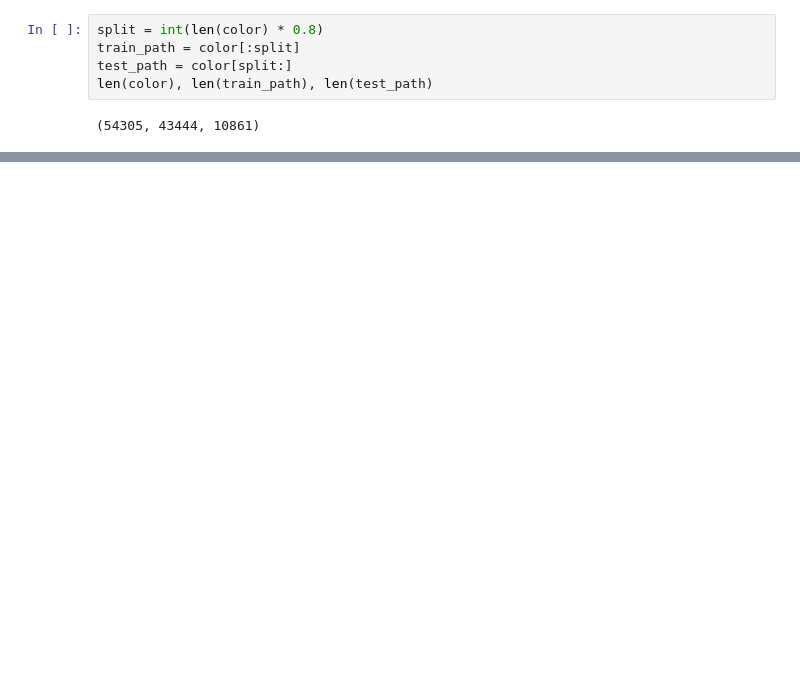
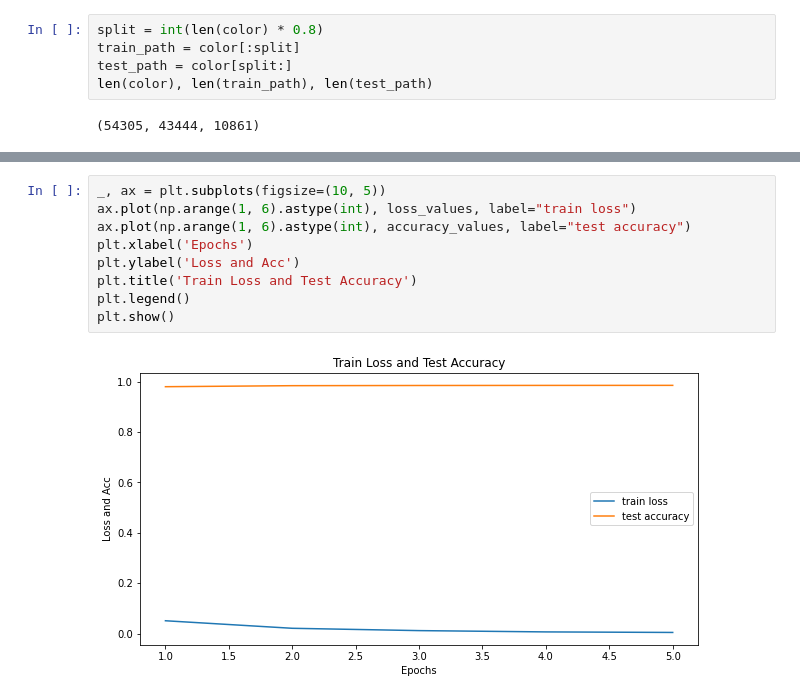
Before and after one commit to ssduman/plantcare, a Jupyter notebook: bbm416_project.ipynb, the cells around one changed output, grey strips where cells are left out. Drawn from its saved outputs; the diff is of its cells as text; blank space fills up the shorter version.

```diff
--- a/bbm416_project.ipynb
+++ b/bbm416_project.ipynb
@@ -320,0 +417,11 @@ Estimated Total Size (MB): 55.28
+# %%
+_, ax = plt.subplots(figsize=(10, 5))
+ax.plot(np.arange(1, 6).astype(int), loss_values, label="train loss")
+ax.plot(np.arange(1, 6).astype(int), accuracy_values, label="test accuracy")
+plt.xlabel('Epochs')
+plt.ylabel('Loss and Acc')
+plt.title('Train Loss and Test Accuracy')
+plt.legend()
+plt.show()
+# %% [output]
+[figure, added]
```
Also changed, not shown: parts of 24 cells of this notebook, 1 other file.
